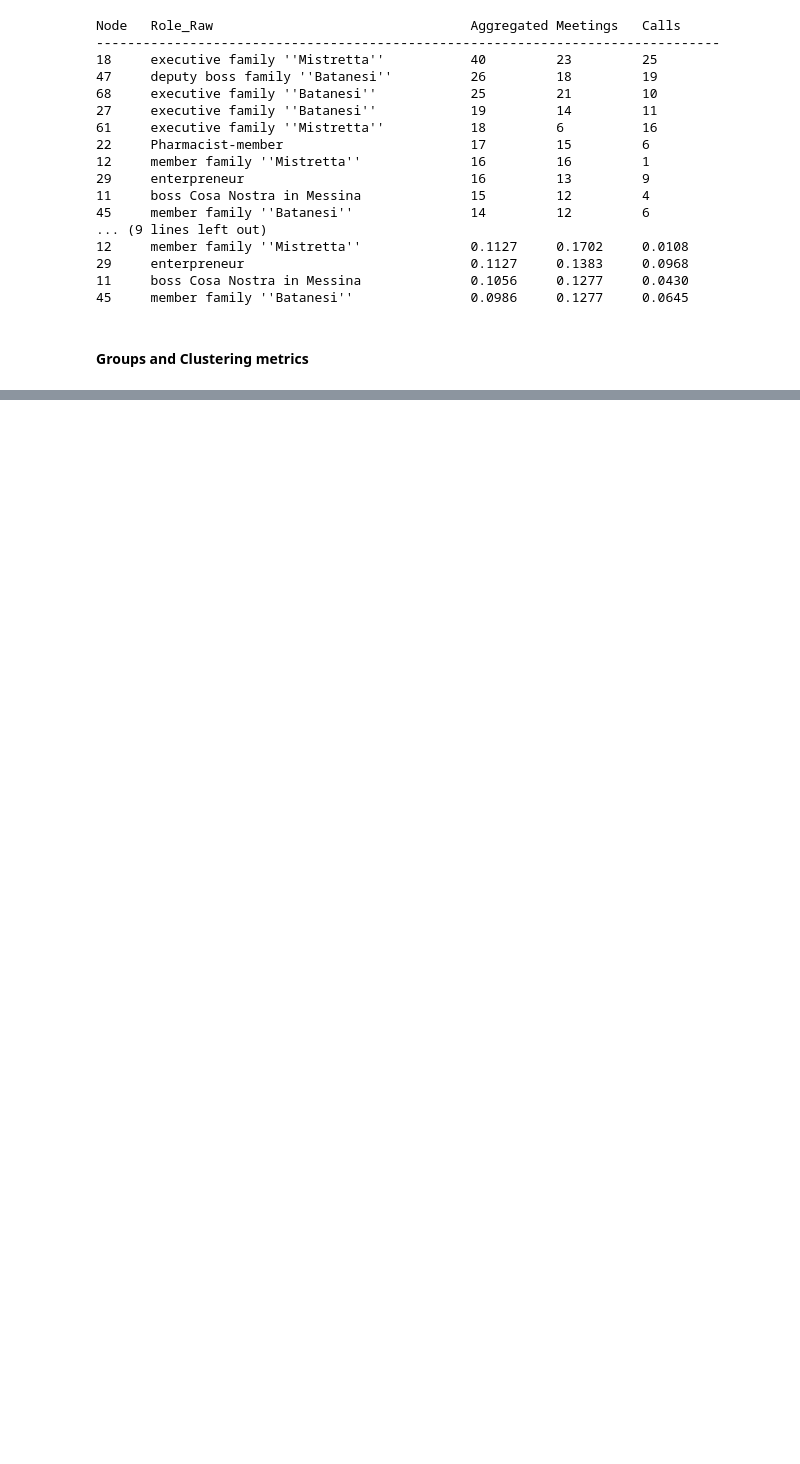
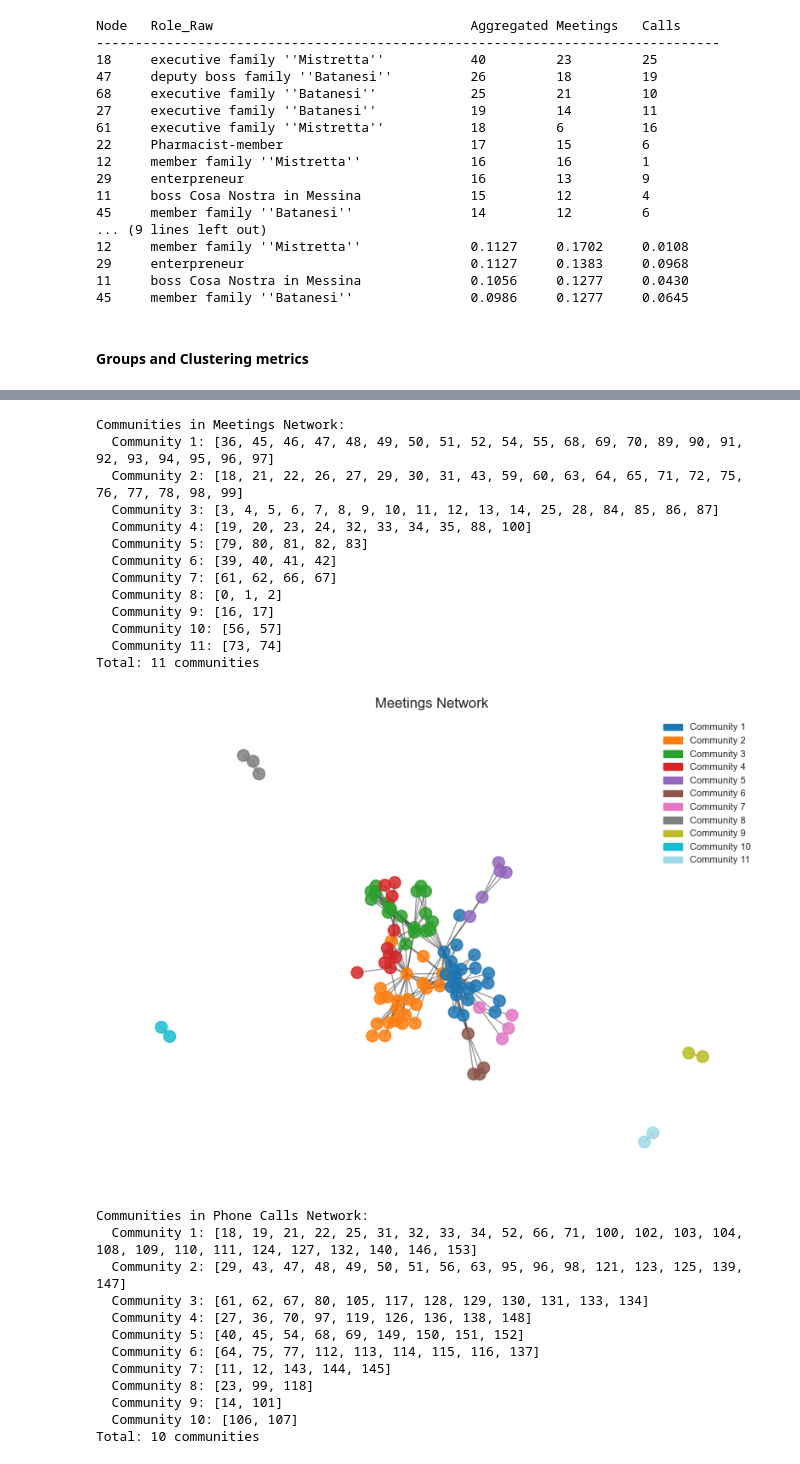
Before and after one commit to Lasagnos/SNProject, a Jupyter notebook: Project.ipynb, the cells around one changed output, grey strips where cells are left out. Cells and saved outputs as stored; diff of their text form; code cells hidden in the pictures; blank space fills up the shorter version.

```diff
--- a/Project.ipynb
+++ b/Project.ipynb
@@ -681,0 +710,50 @@ Number of communities: 10
+# %%
+# Plot communities for each graph
+
+graphs = {
+    "Meetings Network": G_meetings,
+    "Phone Calls Network": G_calls,
+    "Aggregated Network": G_aggregated,
+    "Multilayer Network": G_multi,
+}
+
+# Store communities and visualize
+communities_per_graph = {}
+
+for name, G in graphs.items():
+    communities = compute_greedy_communities(G)
+    communities_per_graph[name] = communities
+
+    print(f"Communities in {name}:")
+    for i, community in enumerate(communities):
+        print(f"  Community {i+1}: {sorted(community)}")
+    print(f"Total: {len(communities)} communities\n")
+
+    draw_communities(G, communities, title=name)
+# %% [output]
+Communities in Meetings Network:
+  Community 1: [36, 45, 46, 47, 48, 49, 50, 51, 52, 54, 55, 68, 69, 70, 89, 90, 91, 92, 93, 94, 95, 96, 97]
+  Community 2: [18, 21, 22, 26, 27, 29, 30, 31, 43, 59, 60, 63, 64, 65, 71, 72, 75, 76, 77, 78, 98, 99]
+  Community 3: [3, 4, 5, 6, 7, 8, 9, 10, 11, 12, 13, 14, 25, 28, 84, 85, 86, 87]
+  Community 4: [19, 20, 23, 24, 32, 33, 34, 35, 88, 100]
+  Community 5: [79, 80, 81, 82, 83]
+  Community 6: [39, 40, 41, 42]
+  Community 7: [61, 62, 66, 67]
+  Community 8: [0, 1, 2]
+  Community 9: [16, 17]
+  Community 10: [56, 57]
+  Community 11: [73, 74]
+Total: 11 communities
+[figure, added]
+Communities in Phone Calls Network:
+  Community 1: [18, 19, 21, 22, 25, 31, 32, 33, 34, 52, 66, 71, 100, 102, 103, 104, 108, 109, 110, 111, 124, 127, 132, 140, 146, 153]
+  Community 2: [29, 43, 47, 48, 49, 50, 51, 56, 63, 95, 96, 98, 121, 123, 125, 139, 147]
+  Community 3: [61, 62, 67, 80, 105, 117, 128, 129, 130, 131, 133, 134]
+  Community 4: [27, 36, 70, 97, 119, 126, 136, 138, 148]
+  Community 5: [40, 45, 54, 68, 69, 149, 150, 151, 152]
+  Community 6: [64, 75, 77, 112, 113, 114, 115, 116, 137]
+  Community 7: [11, 12, 143, 144, 145]
+  Community 8: [23, 99, 118]
+  Community 9: [14, 101]
+  Community 10: [106, 107]
+Total: 10 communities
```
Also changed, not shown: parts of 9 cells of this notebook.
